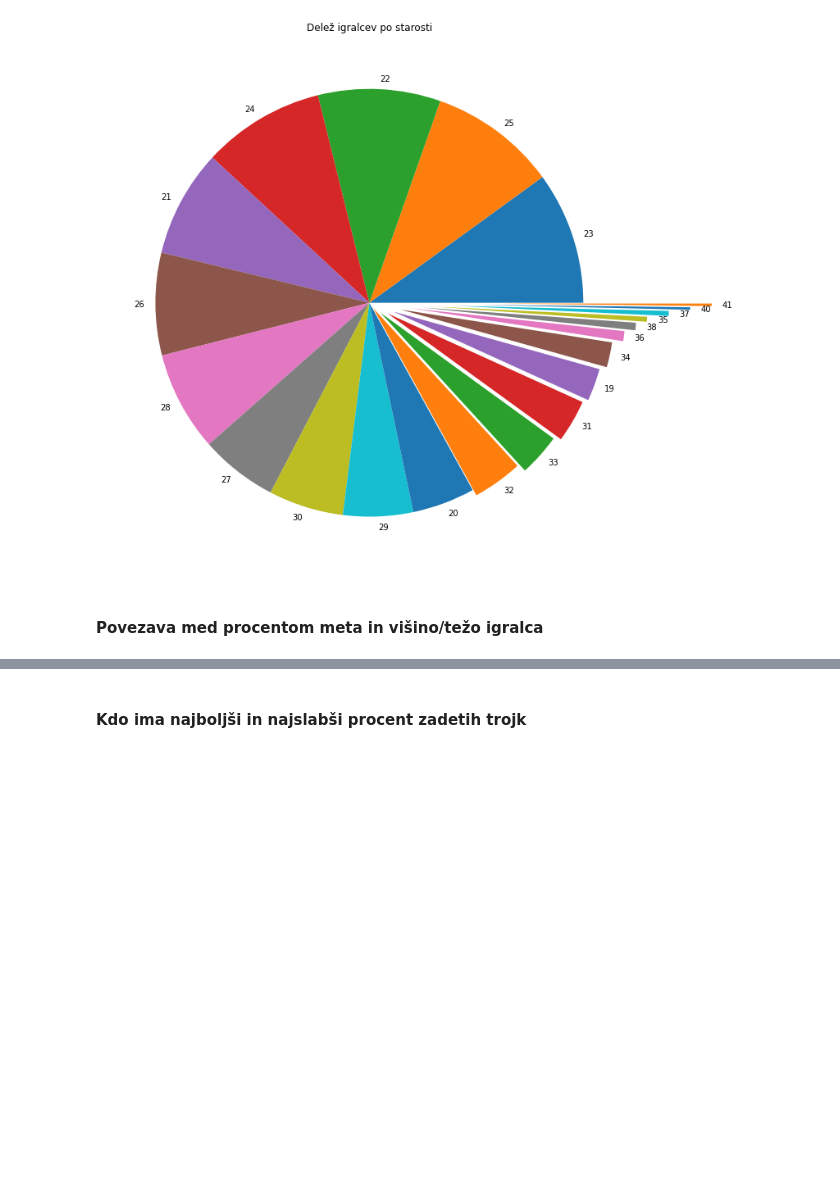
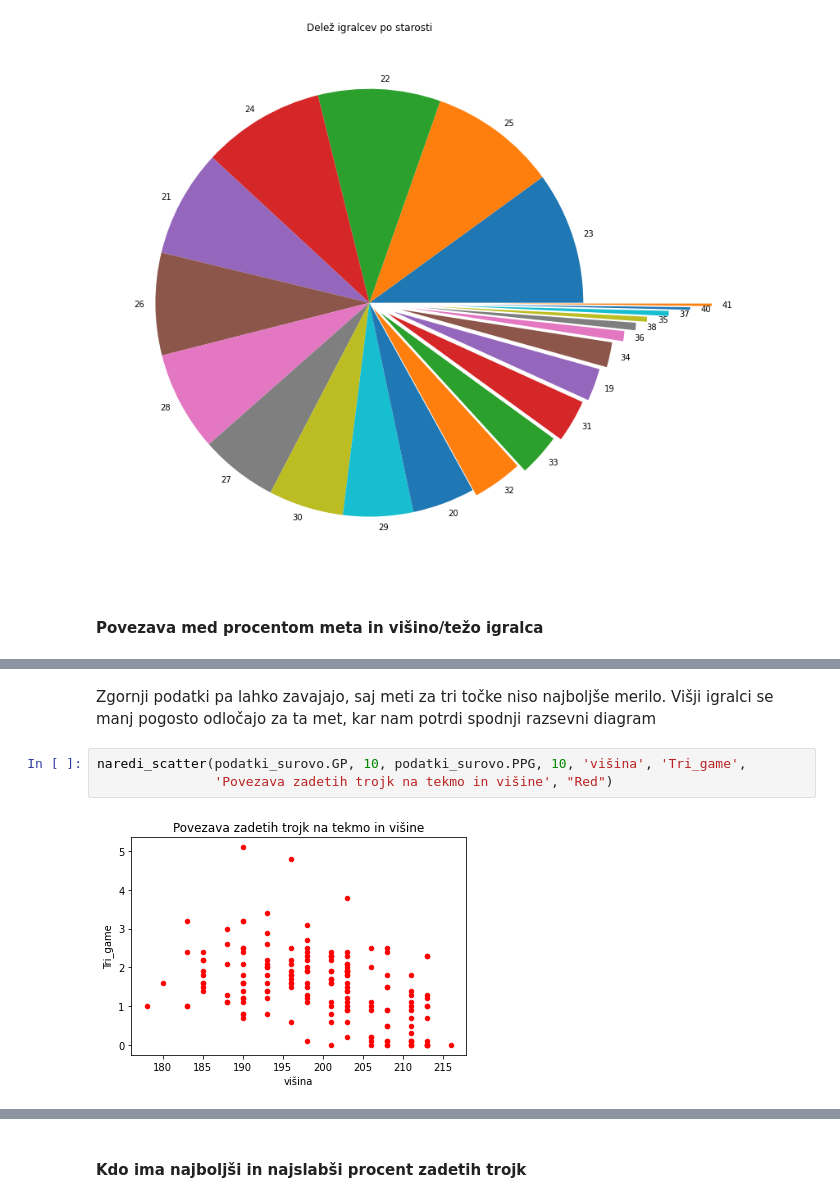
Before and after one commit to 1marcelspehonja/Programiranje-1-projekt, a Jupyter notebook: prikaz_podatkov.ipynb, the cells around one changed output, grey strips where cells are left out. Saved outputs shown, nothing was run; the diff lists cells and outputs as text; blank space fills up the shorter version.

```diff
--- a/prikaz_podatkov.ipynb
+++ b/prikaz_podatkov.ipynb
@@ -113,0 +116,7 @@ podatki_tri.plot.scatter(x='teža',y='Tri_pct', title= 'Povezava procenta zadeti
+# %% [markdown]
+Zgornji podatki pa lahko zavajajo, saj meti za tri točke niso najboljše merilo. Višji igralci se manj pogosto odločajo za ta met, kar nam potrdi spodnji razsevni diagram
+# %%
+naredi_scatter(podatki_surovo.GP, 10, podatki_surovo.PPG, 10, 'višina', 'Tri_game',
+               'Povezava zadetih trojk na tekmo in višine', "Red")
+# %% [output]
+[figure, added]
```
Also changed, not shown: parts of 27 cells of this notebook.
